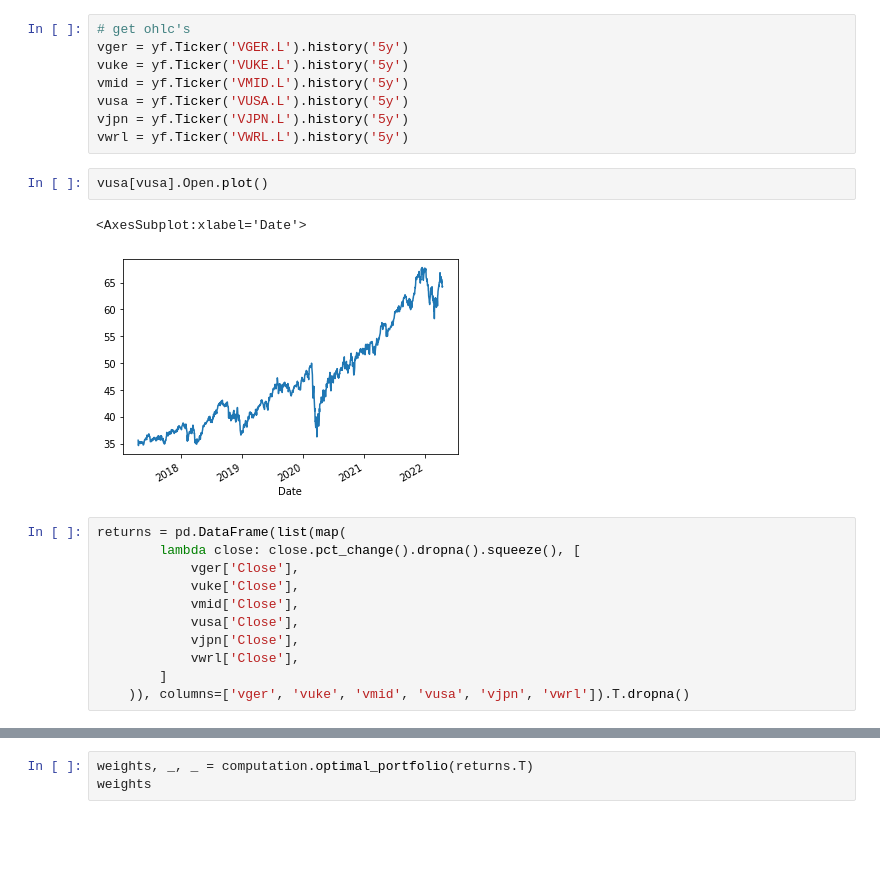
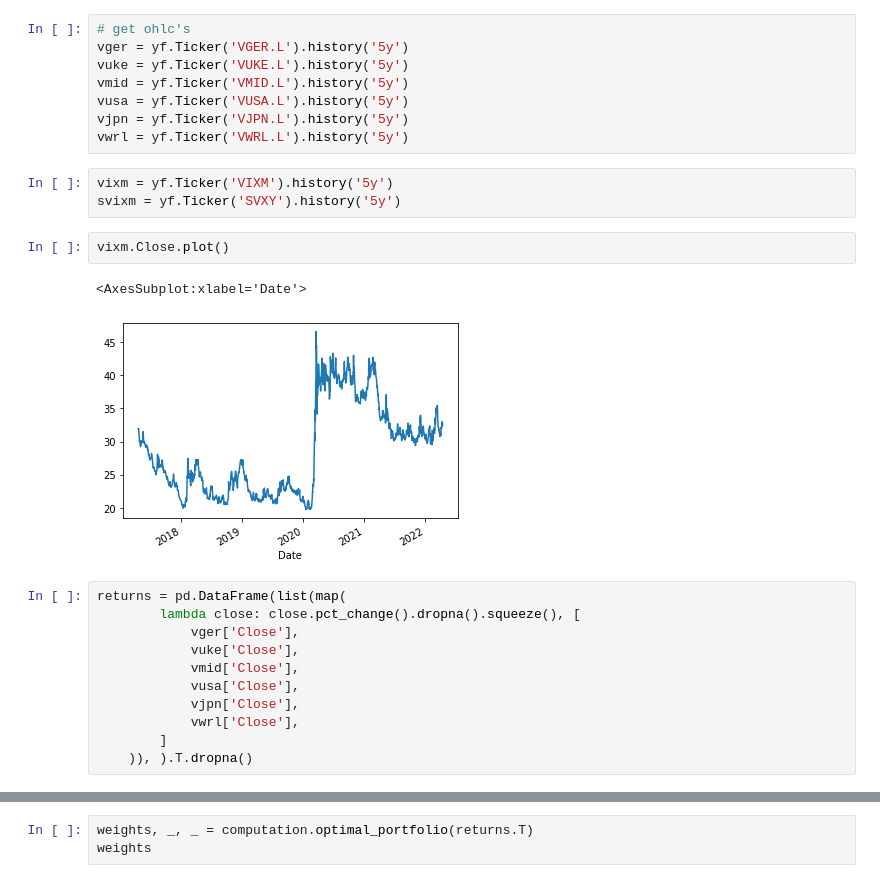
Before and after one commit to rorymcstay/investment-analysis, a Jupyter notebook: MarkowitzOptiization.ipynb, the cells around one changed output, grey strips where cells are left out. Saved outputs shown, nothing was run; the diff lists cells and outputs as text; blank space fills up the shorter version.

```diff
--- a/MarkowitzOptiization.ipynb
+++ b/MarkowitzOptiization.ipynb
@@ -82,10 +82,13 @@ vusa = yf.Ticker('VUSA.L').history('5y')
 vjpn = yf.Ticker('VJPN.L').history('5y')
 vwrl = yf.Ticker('VWRL.L').history('5y')
 # %%
-vusa[vusa].Open.plot()
+vixm = yf.Ticker('VIXM').history('5y')
+svixm = yf.Ticker('SVXY').history('5y')
-# %% [output]
-<AxesSubplot:xlabel='Date'>
-[figure, removed]
+# %%
+vixm.Close.plot()
+# %% [output]
+<AxesSubplot:xlabel='Date'>
+[figure, added]
 # %%
 returns = pd.DataFrame(list(map(
         lambda close: close.pct_change().dropna().squeeze(), [
@@ -96,4 +99,4 @@ returns = pd.DataFrame(list(map(
             vjpn['Close'],
             vwrl['Close'],
         ]
-    )), columns=['vger', 'vuke', 'vmid', 'vusa', 'vjpn', 'vwrl']).T.dropna()
+    )), ).T.dropna()
```
Also changed, not shown: parts of 4 cells of this notebook, 3 other files.
